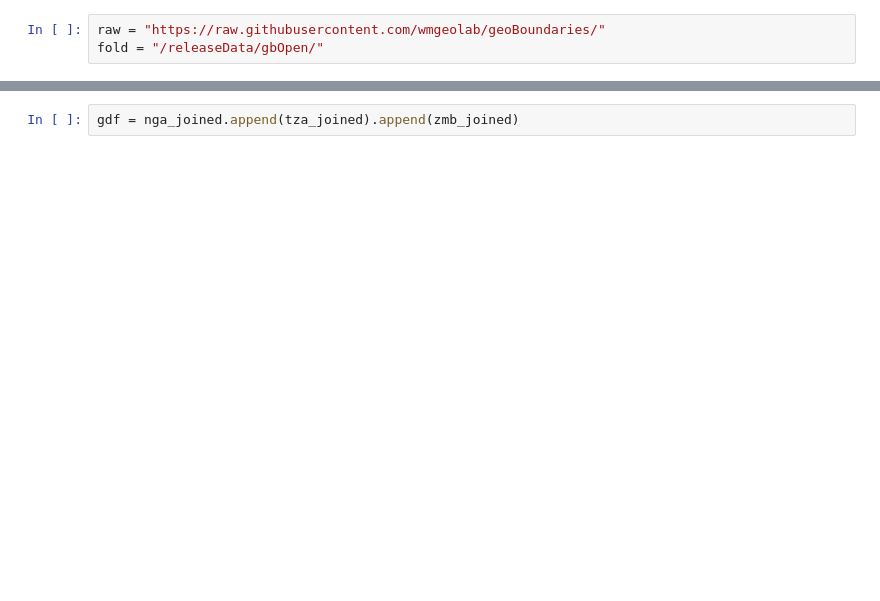
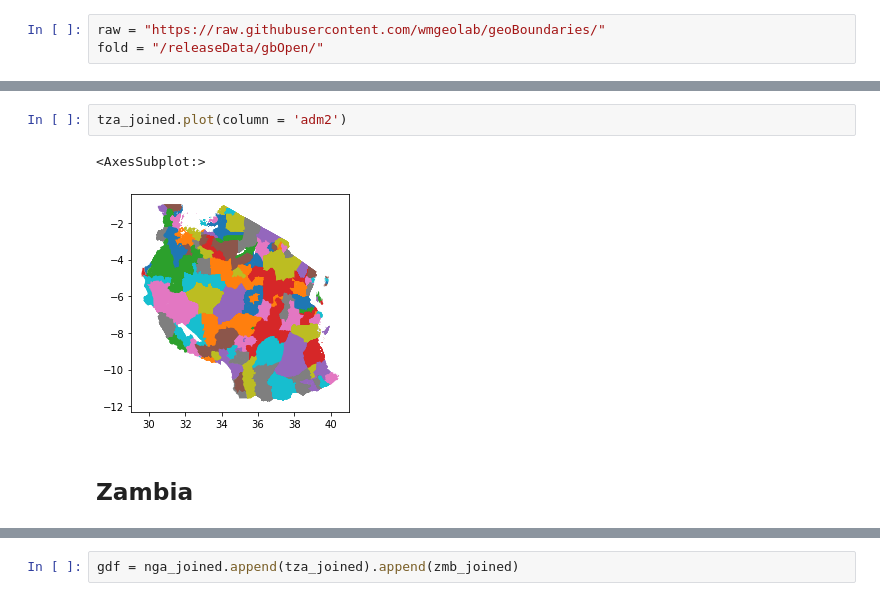
Before and after one commit to gracelewin/data_exploration, a Jupyter notebook: country_data.ipynb, the cells around one changed output, grey strips where cells are left out. Drawn from its saved outputs; the diff is of its cells as text; blank space fills up the shorter version.

```diff
--- a/country_data.ipynb
+++ b/country_data.ipynb
@@ -38,0 +98,7 @@ tza_joined = tza_shp.join(other = tza_crop)
+# %%
+tza_joined.plot(column = 'adm2')
+# %% [output]
+<AxesSubplot:>
+[figure, added]
+# %% [markdown]
+## Zambia
```
Also changed, not shown: parts of 35 cells of this notebook.
